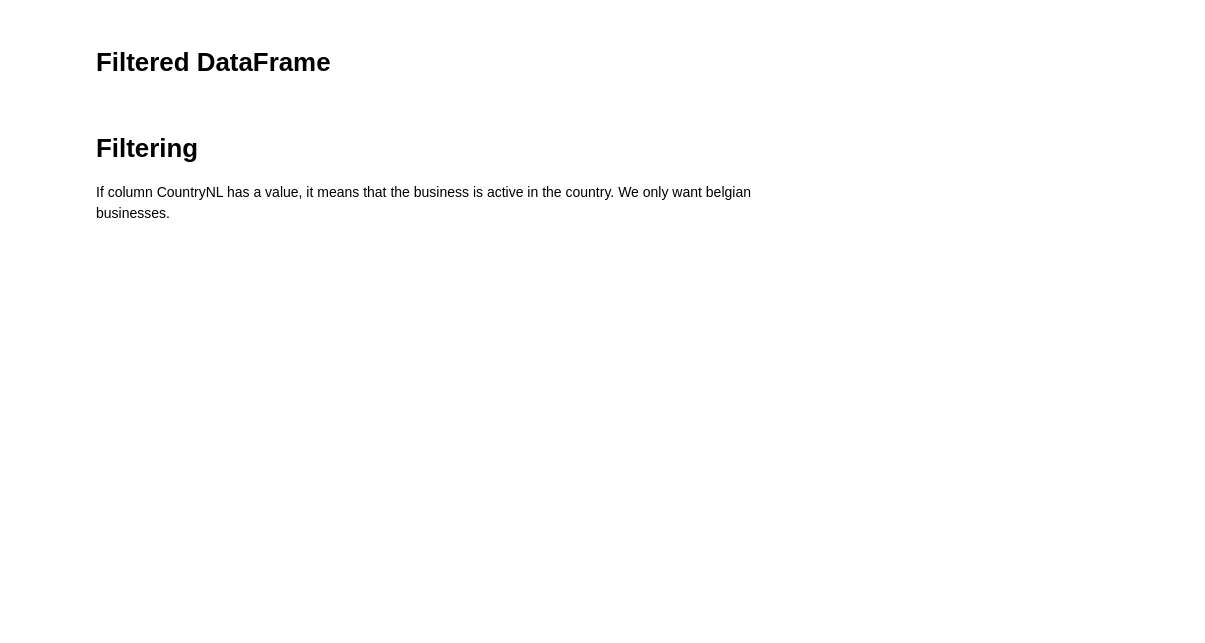
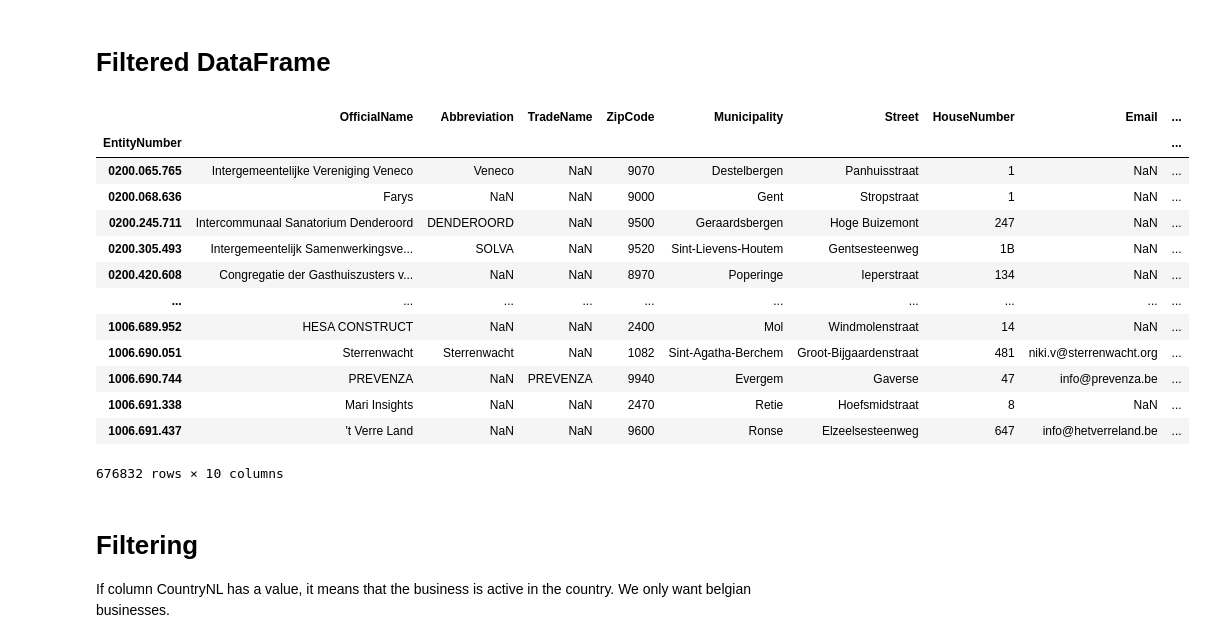
Before and after one commit to nathanvdv/URLfinder, a Jupyter notebook: DatasetCreator.ipynb, the cells around one changed output. Saved outputs shown, nothing was run; the diff lists cells and outputs as text; code cells hidden in the pictures; blank space fills up the shorter version.

```diff
--- a/DatasetCreator.ipynb
+++ b/DatasetCreator.ipynb
@@ -124,33 +124,50 @@ Email_df = dataframes['contact'][
     (dataframes['contact']['EntityContact'].isin(['ENT', 'EST'])) &
     (dataframes['contact']['ContactType'] == 'EMAIL')
 ][['Value', 'EntityNumber']].copy()
 
 Email_df.rename(columns={'Value': 'Email'}, inplace=True)
 
 Tel_df = dataframes['contact'][
     (dataframes['contact']['EntityContact'].isin(['ENT', 'EST'])) &
     (dataframes['contact']['ContactType'] == 'TEL')
 ][['Value', 'EntityNumber']].copy()
 
 Tel_df.rename(columns={'Value': 'TEL'}, inplace=True)
 
 URL_df = dataframes['contact'][
     (dataframes['contact']['EntityContact'].isin(['ENT', 'EST'])) &
     (dataframes['contact']['ContactType'] == 'WEB')
 ][['Value', 'EntityNumber']].copy()
 
 URL_df.rename(columns={'Value': 'URL'}, inplace=True)
 
 
 # Combining the filtered DataFrames
 # Assuming df_list is a list of your DataFrames
 df_list = [official_name_df, abbreviation_df, tradeName_df,zipcode_df, Municipality_df, Street_df, HouseNumber_df, Email_df, Tel_df, URL_df]
 
 # Using reduce to merge all DataFrames in the list based on 'EntityNumber'
 combined_df = reduce(lambda left, right: pd.merge(left, right, on='EntityNumber', how='left'), df_list)
 
 # Now, 'EntityNumber' can be set as the index in the combined DataFrame
 combined_df.set_index('EntityNumber', inplace=True)
+
+combined_df
+# %% [output]
+|  | OfficialName | Abbreviation | TradeName | ZipCode | Municipality | Street | HouseNumber | Email | ... |
+| EntityNumber |  |  |  |  |  |  |  |  | ... |
+| 0200.065.765 | Intergemeentelijke Vereniging Veneco | Veneco | NaN | 9070 | Destelbergen | Panhuisstraat | 1 | NaN | ... |
+| 0200.068.636 | Farys | NaN | NaN | 9000 | Gent | Stropstraat | 1 | NaN | ... |
+| 0200.245.711 | Intercommunaal Sanatorium Denderoord | DENDEROORD | NaN | 9500 | Geraardsbergen | Hoge Buizemont | 247 | NaN | ... |
+| 0200.305.493 | Intergemeentelijk Samenwerkingsve... | SOLVA | NaN | 9520 | Sint-Lievens-Houtem | Gentsesteenweg | 1B | NaN | ... |
+| 0200.420.608 | Congregatie der Gasthuiszusters v... | NaN | NaN | 8970 | Poperinge | Ieperstraat | 134 | NaN | ... |
+| ... | ... | ... | ... | ... | ... | ... | ... | ... | ... |
+| 1006.689.952 | HESA CONSTRUCT | NaN | NaN | 2400 | Mol | Windmolenstraat | 14 | NaN | ... |
+| 1006.690.051 | Sterrenwacht | Sterrenwacht | NaN | 1082 | Sint-Agatha-Berchem | Groot-Bijgaardenstraat | 481 | niki.v@sterrenwacht.org | ... |
+| 1006.690.744 | PREVENZA | NaN | PREVENZA | 9940 | Evergem | Gaverse | 47 | info@prevenza.be | ... |
+| 1006.691.338 | Mari Insights | NaN | NaN | 2470 | Retie | Hoefsmidstraat | 8 | NaN | ... |
+| 1006.691.437 | 't Verre Land | NaN | NaN | 9600 | Ronse | Elzeelsesteenweg | 647 | info@hetverreland.be | ... |
+676832 rows × 10 columns
 # %% [markdown]
 # Filtering
 If column CountryNL has a value, it means that the business is active in the country. We only want belgian businesses.
```
Also changed, not shown: 1 other file.
